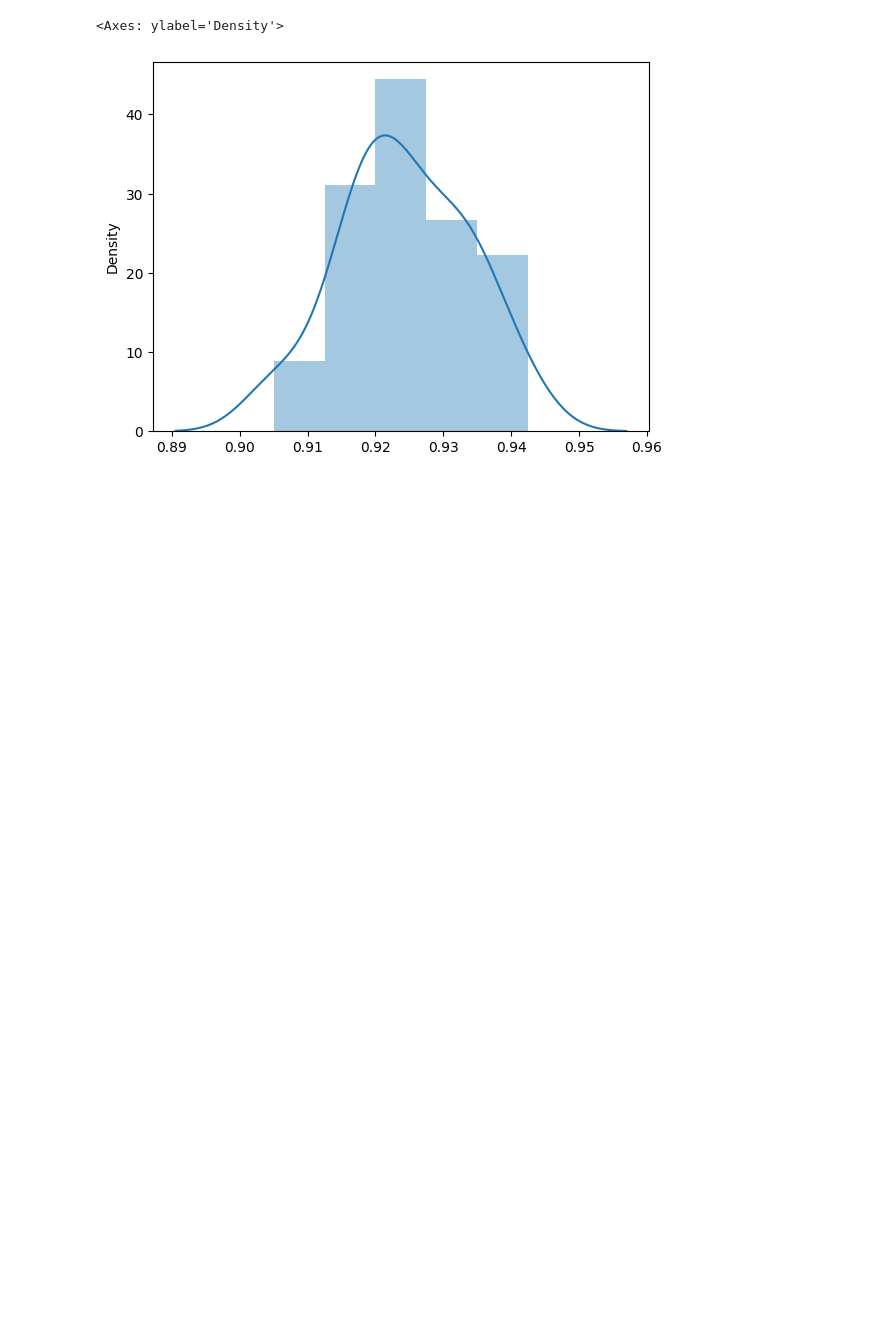
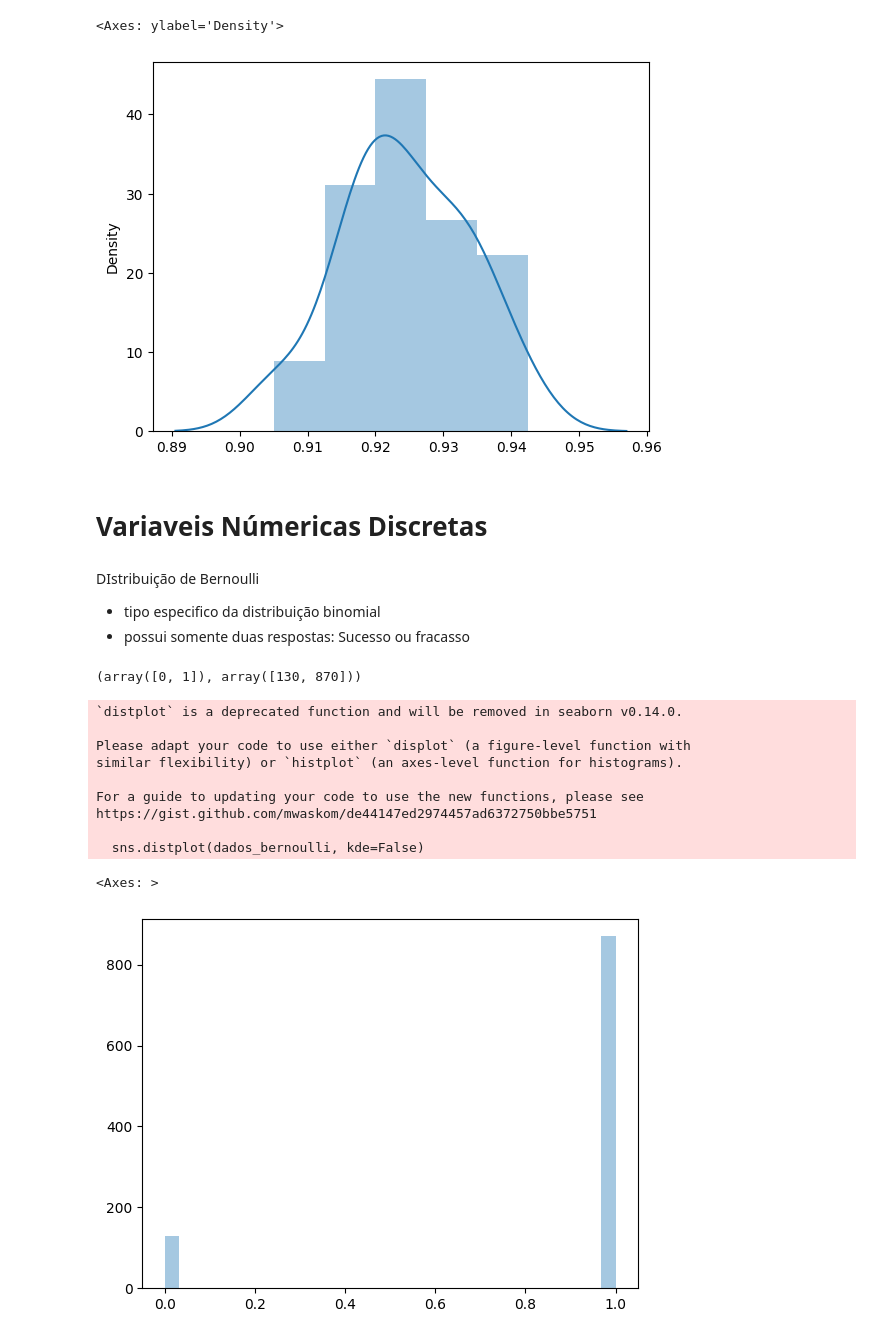
Before and after one commit to HammadN98/Curso_Estatistica, a Jupyter notebook: S6DistribuicoesEstatisticas.ipynb, the cells around one changed output. Drawn from its saved outputs; the diff is of its cells as text; code cells hidden in the pictures; blank space fills up the shorter version.

Commit message:
Aula 91 Dist Bernoulli

```diff
--- a/S6DistribuicoesEstatisticas.ipynb
+++ b/S6DistribuicoesEstatisticas.ipynb
@@ -465,3 +465,10 @@ https://gist.github.com/mwaskom/de44147ed2974457ad6372750bbe5751
   sns.distplot(resultados_naive_bayes, bins=5)
 <Axes: ylabel='Density'>
 [figure]
+# %% [markdown]
+# Variaveis Númericas Discretas
+# %% [markdown]
+DIstribuição de Bernoulli
+
+* tipo especifico da distribuição binomial
+* possui somente duas respostas: Sucesso ou fracasso
@@ -467,0 +477,20 @@ https://gist.github.com/mwaskom/de44147ed2974457ad6372750bbe5751
+# %%
+pct = 0.853 # porcetagem de tirar o verdadeiro | 1
+dados_bernoulli = bernoulli.rvs(size=1000, p= pct) # um array de [0, 1, 0 ....,1]
+np.unique(dados_bernoulli, return_counts=True)
+# %% [output]
+(array([0, 1]), array([130, 870]))
+# %%
+sns.distplot(dados_bernoulli, kde=False)
+# %% [output]
+`distplot` is a deprecated function and will be removed in seaborn v0.14.0.
+
+Please adapt your code to use either `displot` (a figure-level function with
+similar flexibility) or `histplot` (an axes-level function for histograms).
+
+For a guide to updating your code to use the new functions, please see
+https://gist.github.com/mwaskom/de44147ed2974457ad6372750bbe5751
+
+  sns.distplot(dados_bernoulli, kde=False)
+<Axes: >
+[figure, added]
```
Also changed, not shown: parts of 1 cell of this notebook.
